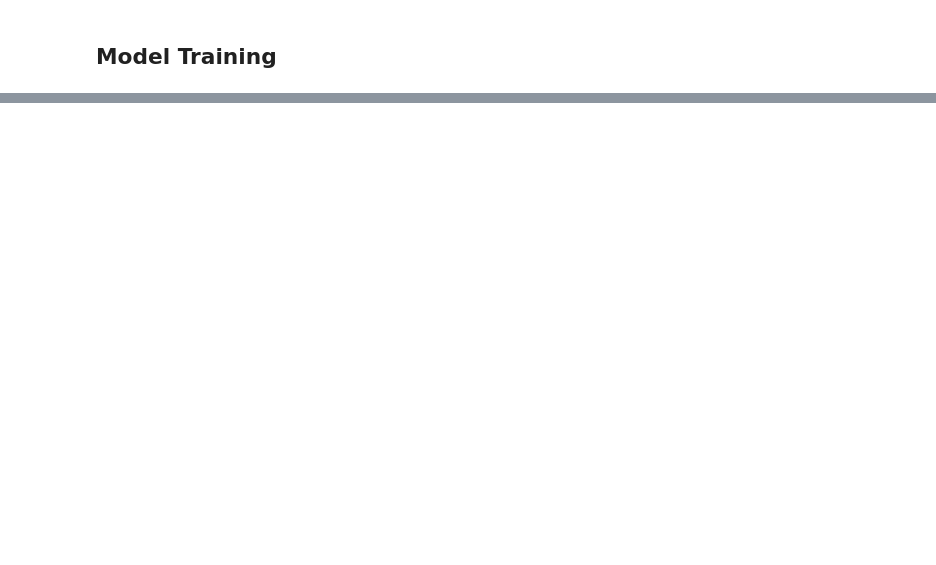
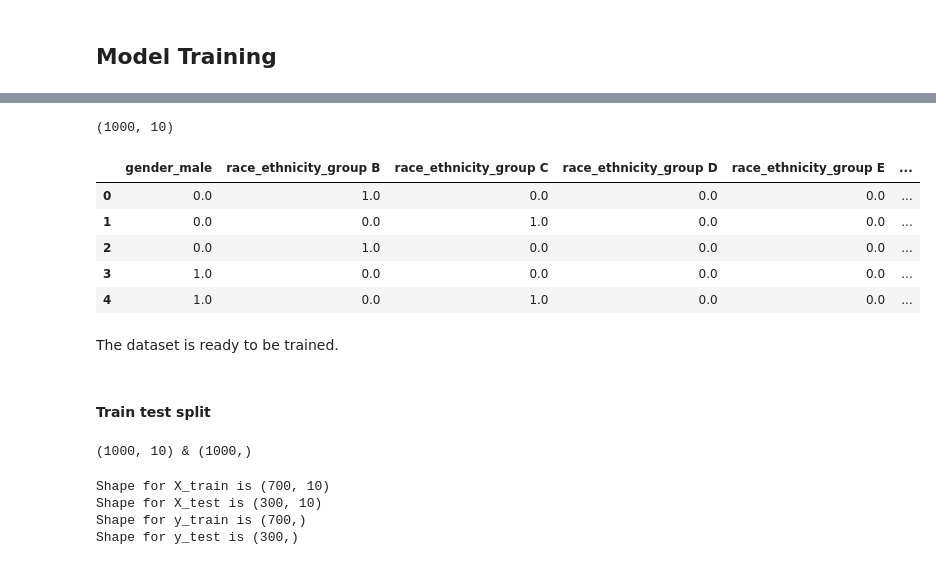
Before and after one commit to Khushiaggarwal710/student-Performance-ML-Project, a Jupyter notebook: notebook/2. MODEL TRAINING.ipynb, the cells around one changed output, grey strips where cells are left out. Drawn from its saved outputs; the diff is of its cells as text; code cells hidden in the pictures; blank space fills up the shorter version.

```diff
--- a/notebook/2. MODEL TRAINING.ipynb
+++ b/notebook/2. MODEL TRAINING.ipynb
@@ -234,0 +119,2 @@ pred_df
+# %%
+cat_var_trans = pipeline.named_transformers_['OneHotEncoder'].get_feature_names_out(cat_var)
@@ -234,0 +127,5 @@ pred_df
+# %%
+cat_var_trans = list(cat_var_trans)
+# %%
+features = cat_var_trans + num_var
+features
@@ -234,0 +142,23 @@ pred_df
+# %%
+X_trans = pd.DataFrame(X_trans,columns=features)
+X_trans['parental_level_of_education'] = X['parental_level_of_education']
+X_trans.shape
+# %% [output]
+(1000, 10)
+# %%
+X_trans.head()
+# %% [output]
+|  | gender_male | race_ethnicity_group B | race_ethnicity_group C | race_ethnicity_group D | race_ethnicity_group E | ... |
+| 0 | 0.0 | 1.0 | 0.0 | 0.0 | 0.0 | ... |
+| 1 | 0.0 | 0.0 | 1.0 | 0.0 | 0.0 | ... |
+| 2 | 0.0 | 1.0 | 0.0 | 0.0 | 0.0 | ... |
+| 3 | 1.0 | 0.0 | 0.0 | 0.0 | 0.0 | ... |
+| 4 | 1.0 | 0.0 | 1.0 | 0.0 | 0.0 | ... |
+# %% [markdown]
+The dataset is ready to be trained.
+# %% [markdown]
+#### Train test split
+# %%
+print(f'{X_trans.shape} & {y.shape}')
+# %% [output]
+(1000, 10) & (1000,)
@@ -234,0 +167,10 @@ pred_df
+# %%
+print(f'Shape for X_train is {X_train.shape}')
+print(f'Shape for X_test is {X_test.shape}')
+print(f'Shape for y_train is {y_train.shape}')
+print(f'Shape for y_test is {y_test.shape}')
+# %% [output]
+Shape for X_train is (700, 10)
+Shape for X_test is (300, 10)
+Shape for y_train is (700,)
+Shape for y_test is (300,)
```
Also changed, not shown: parts of 63 cells of this notebook, 2 other files.
